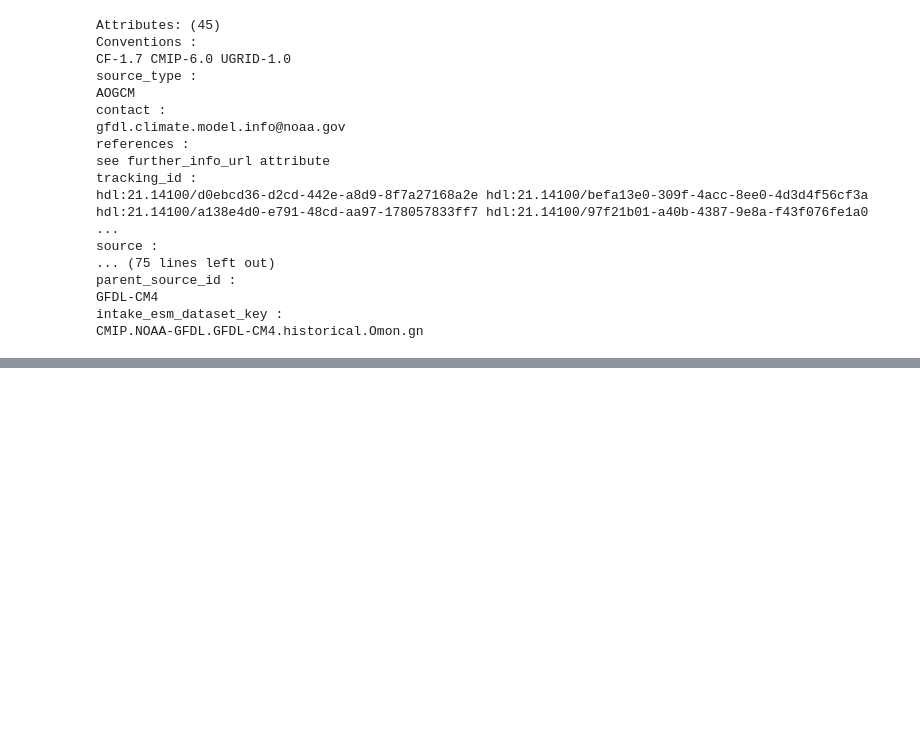
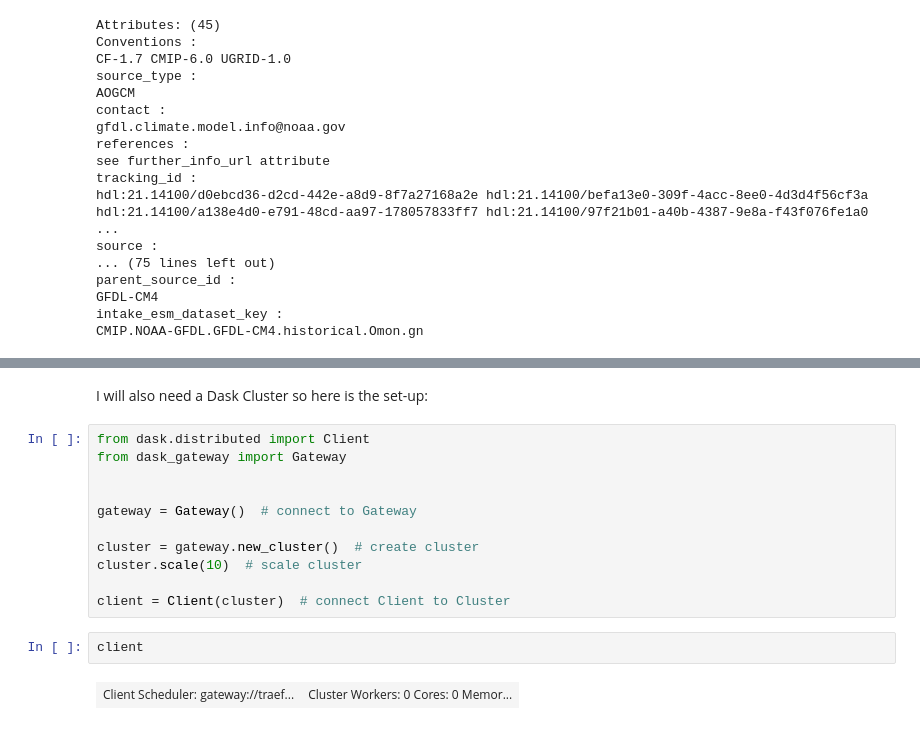
Before and after one commit to disandroa/Example-Notebooks, a Jupyter notebook: Initial Calculations/cm4_vo_plot.ipynb, the cells around one changed output, grey strips where cells are left out. Cells and saved outputs as stored; diff of their text form; blank space fills up the shorter version.

```diff
--- a/Initial Calculations/cm4_vo_plot.ipynb
+++ b/Initial Calculations/cm4_vo_plot.ipynb
@@ -134,0 +138,17 @@ CMIP.NOAA-GFDL.GFDL-CM4.historical.Omon.gn
+# %% [markdown]
+I will also need a Dask Cluster so here is the set-up:
+# %%
+from dask.distributed import Client
+from dask_gateway import Gateway
+
+
+gateway = Gateway()  # connect to Gateway
+
+cluster = gateway.new_cluster()  # create cluster
+cluster.scale(10)  # scale cluster
+
+client = Client(cluster)  # connect Client to Cluster
+# %%
+client
+# %% [output]
+| Client Scheduler: gateway://traef... | Cluster Workers: 0 Cores: 0 Memor... |
```
Also changed, not shown: parts of 8 cells of this notebook.
